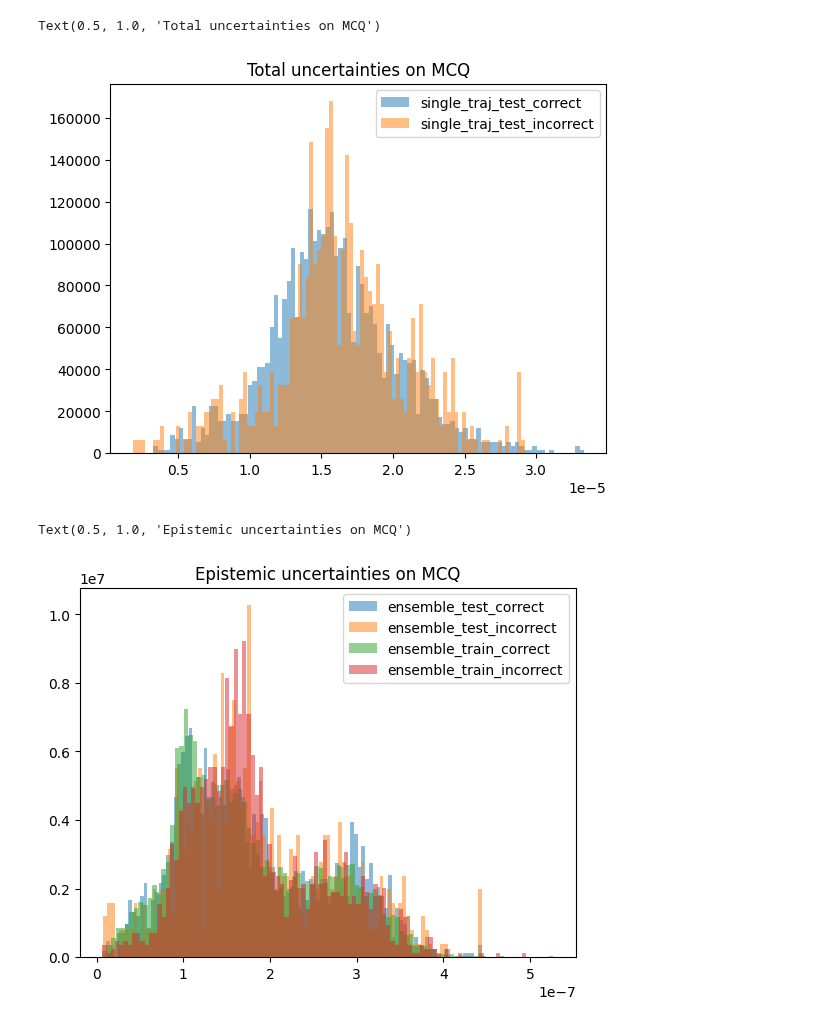
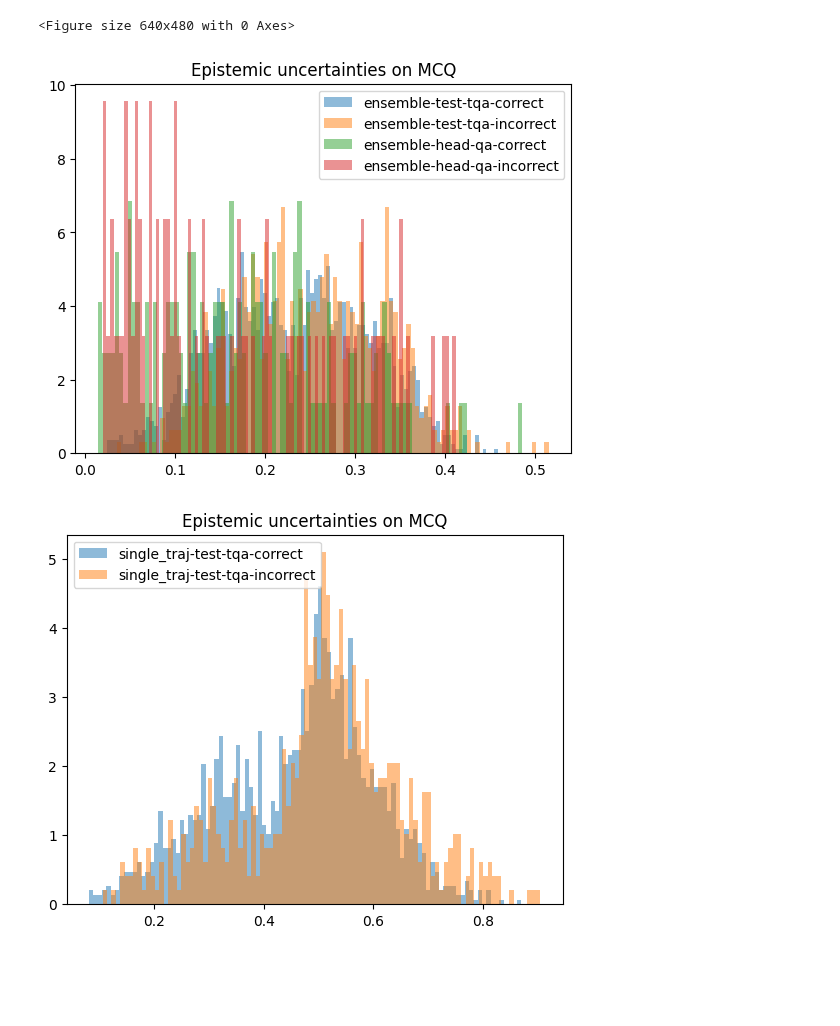
Before and after one commit to normal-computing/posteriors, a Jupyter notebook: examples/bayes_llama3/analysis.ipynb, the cells around one changed output. Saved outputs shown, nothing was run; the diff lists cells and outputs as text; code cells hidden in the pictures; blank space fills up the shorter version.

Commit message:
add eval for base llama3

```diff
--- a/examples/bayes_llama3/analysis.ipynb
+++ b/examples/bayes_llama3/analysis.ipynb
@@ -88,0 +104,21 @@ no_temp test 0.7870813397129187
+# %%
+for model_type, d in metrics.items():
+    if model_type not in ["ensemble", "base", "base-base", "single_traj", "no_temp"]:
+        continue
+
+    plt.figure()
+    for key in ["test-tqa", "head-qa"]:
+        if key not in d:
+            continue
+
+        for keyb in ["correct", "incorrect"]:
+            responses = d[key][keyb]
+
+            total_uncertainty = []
+            for response in responses:
+                total_uncertainty.append(np.average(response["total_uncertainty"]))
+
+            plt.hist(total_uncertainty, bins=100, density=True, label=f"{model_type}-{key}-{keyb}", alpha=0.5)
+
+    plt.legend()
+    plt.title("Total uncertainties on MCQ")
@@ -89,42 +131,27 @@ no_temp test 0.7870813397129187
 # %%
 plt.figure()
 
 for model_type, d in metrics.items():
-    if model_type not in ["single_traj"]:
+    if model_type not in ["ensemble", "single_traj"]:
         continue
-    for key in ["test"]:
+
+    plt.figure()
+    for key in ["test-tqa", "head-qa"]:
+        if key not in d:
+            continue
+
         for keyb in ["correct", "incorrect"]:
             responses = d[key][keyb]
 
             total_uncertainty = []
             for response in responses:
-                total_uncertainty.append(response["total_uncertainty"][0])
+                total_uncertainty.append(np.average(response["aleatoric_uncertainty"]))
 
-            plt.hist(total_uncertainty, bins=100, density=True, label=f"{model_type}_{key}_{keyb}", alpha=0.5)
+            plt.hist(total_uncertainty, bins=100, density=True, label=f"{model_type}-{key}-{keyb}", alpha=0.5)
 
-plt.legend()
-plt.title("Total uncertainties on MCQ")
+    plt.legend()
+    plt.title("Epistemic uncertainties on MCQ")
 # %% [output]
-Text(0.5, 1.0, 'Total uncertainties on MCQ')
+<Figure size 640x480 with 0 Axes>
-[figure, old version]
+[figure, new version]
+[figure, added]
-# %%
-plt.figure()
-
-for model_type, d in metrics.items():
-    if model_type not in ["ensemble"]:
-        continue
-    for key in ["test", "train"]:
-        for keyb in ["correct", "incorrect"]:
-            responses = d[key][keyb]
-
-            epistemic_uncertainty = []
-            for response in responses:
-                epistemic_uncertainty.append(response["epistemic_uncertainty"][0])
-
-            plt.hist(epistemic_uncertainty, bins=100, density=True, label=f"{model_type}_{key}_{keyb}", alpha=0.5)
-
-plt.legend()
-plt.title("Epistemic uncertainties on MCQ")
-# %% [output]
-Text(0.5, 1.0, 'Epistemic uncertainties on MCQ')
-[figure, removed]
```
Also changed, not shown: parts of 3 cells of this notebook, 8 other files.
